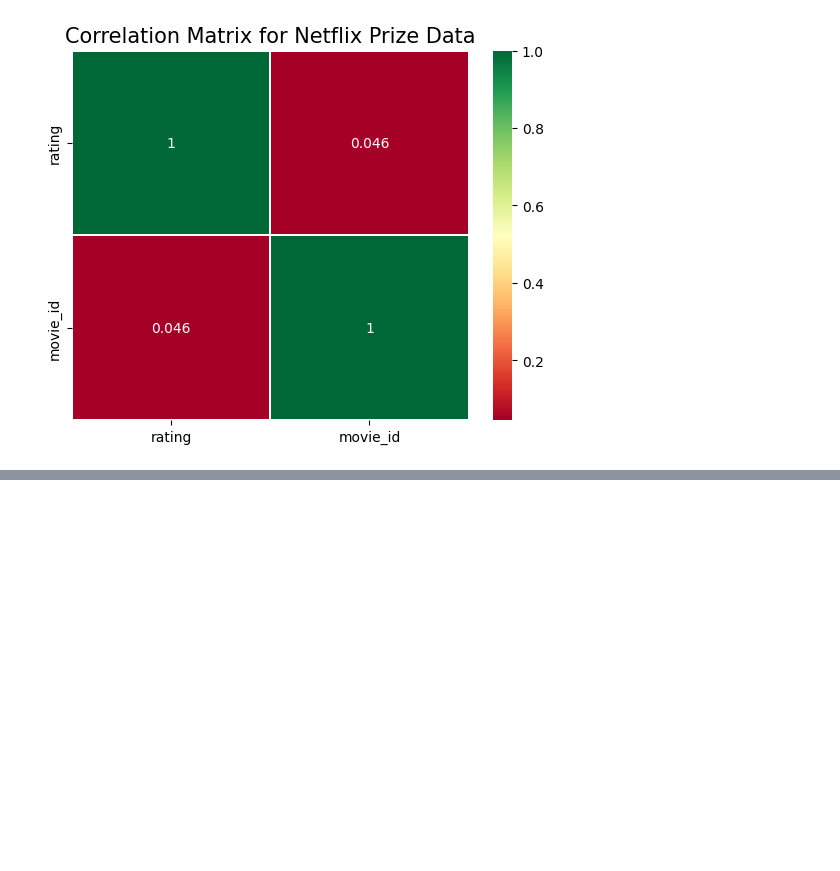
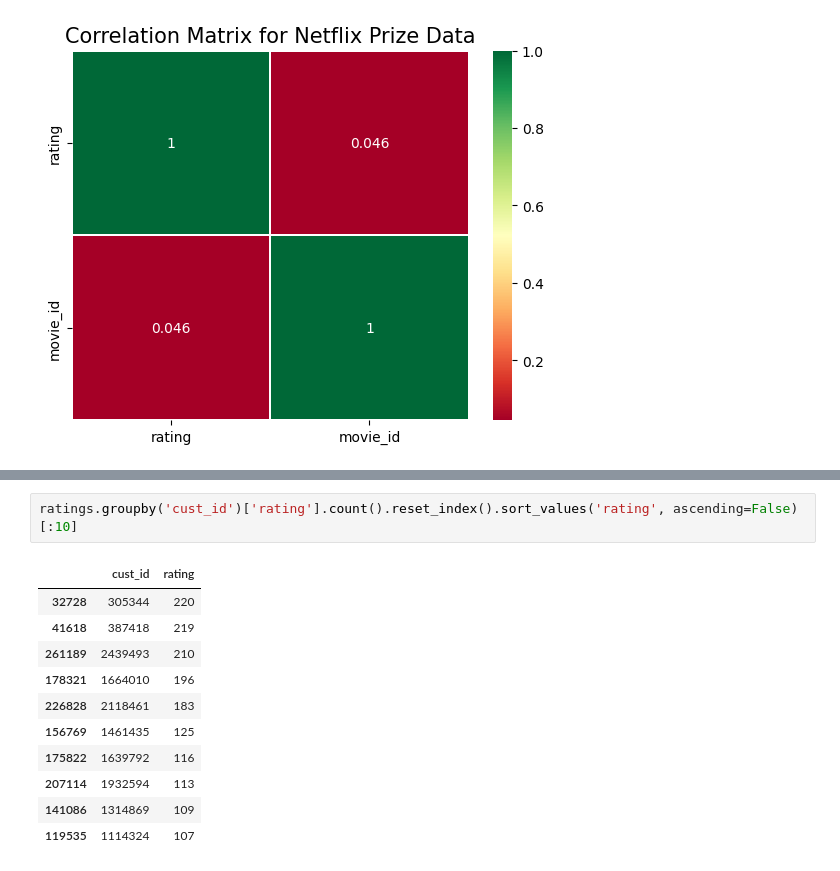
Before and after one commit to StefannusChristian/Netflix-Price-Analysis, a Jupyter notebook: IBDA3111_StefannusChristian_202000138_ReduksiDimensi.ipynb, the cells around one changed output, grey strips where cells are left out. Saved outputs shown, nothing was run; the diff lists cells and outputs as text; blank space fills up the shorter version.

```diff
--- a/IBDA3111_StefannusChristian_202000138_ReduksiDimensi.ipynb
+++ b/IBDA3111_StefannusChristian_202000138_ReduksiDimensi.ipynb
@@ -190,0 +235,14 @@ plotScatterMatrix(data, 6, 15)
+# %%
+ratings.groupby('cust_id')['rating'].count().reset_index().sort_values('rating', ascending=False)[:10]
+# %% [output]
+|  | cust_id | rating |
+| 32728 | 305344 | 220 |
+| 41618 | 387418 | 219 |
+| 261189 | 2439493 | 210 |
+| 178321 | 1664010 | 196 |
+| 226828 | 2118461 | 183 |
+| 156769 | 1461435 | 125 |
+| 175822 | 1639792 | 116 |
+| 207114 | 1932594 | 113 |
+| 141086 | 1314869 | 109 |
+| 119535 | 1114324 | 107 |
```
Also changed, not shown: parts of 19 cells of this notebook, 1 other file.
